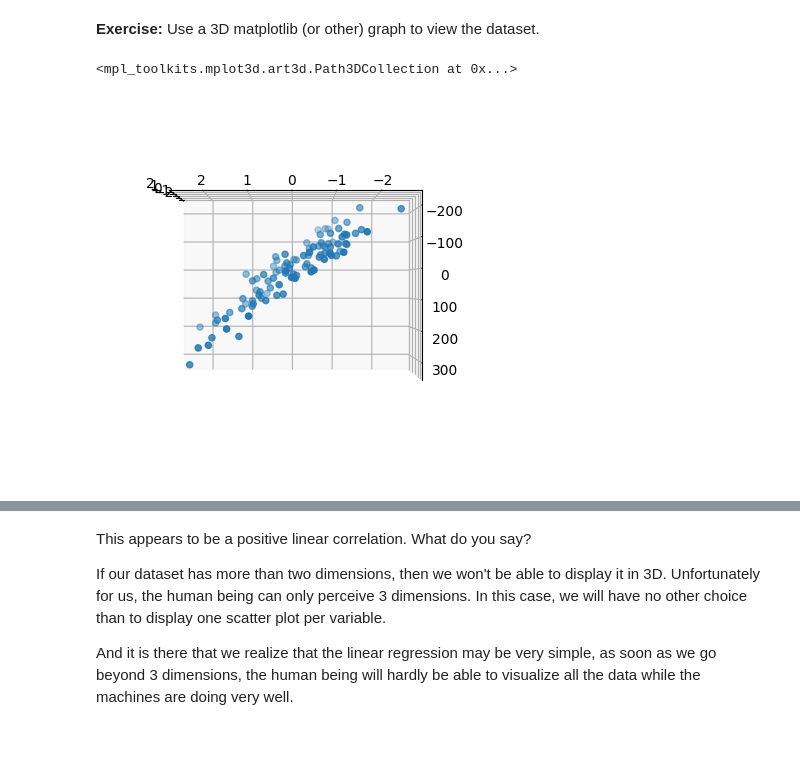
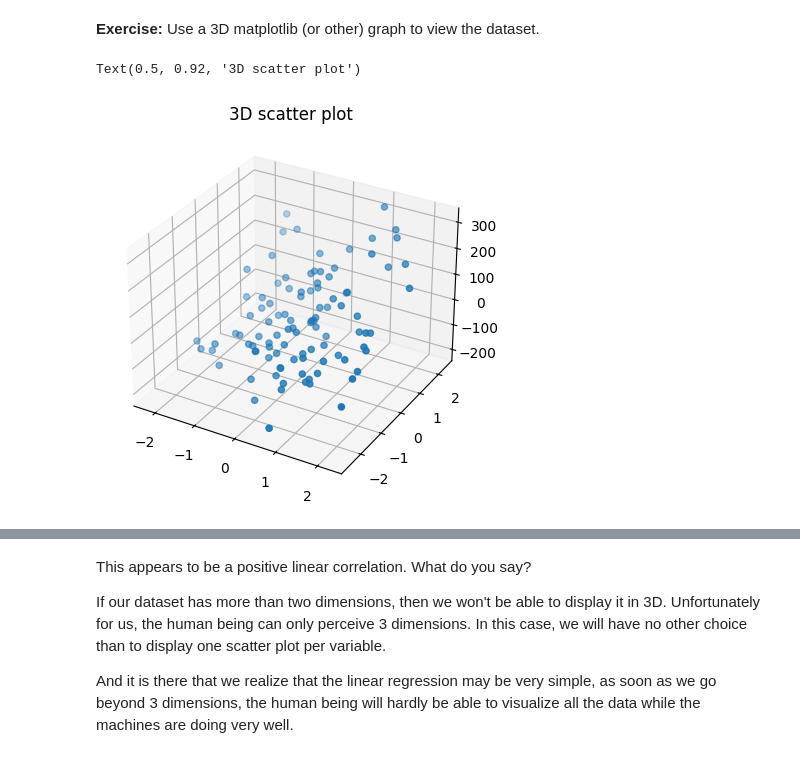
Before and after one commit to AdrienPiette/LGG-Thomas4, a Jupyter notebook: 02-TheHill/MachineLearningIntro/02-ModelingStructuredData/01-Regression/02-multiple-linear-regression.ipynb, the cells around one changed output, grey strips where cells are left out. Drawn from its saved outputs; the diff is of its cells as text; code cells hidden in the pictures.

```diff
--- a/02-TheHill/MachineLearningIntro/02-ModelingStructuredData/01-Regression/02-multiple-linear-regression.ipynb
+++ b/02-TheHill/MachineLearningIntro/02-ModelingStructuredData/01-Regression/02-multiple-linear-regression.ipynb
@@ -49,13 +42,12 @@ To represent a dataset that has two features, we can use 3D visualization.
 # %%
 from matplotlib import pyplot as plt
 fig = plt.figure()
-ax = fig.add_subplot(111, projection='3d')
-ax.view_init(180, 180
-             )
-ax.scatter(df['x_1'], df['x_2'], df['y'])
+ax = plt.axes(projection='3d')
+ax.scatter3D(df['x_1'], df['x_2'], df['y'], cmap='Greens')
+ax.set_title('3D scatter plot')
 # %% [output]
-<mpl_toolkits.mplot3d.art3d.Path3DCollection at 0x...>
+Text(0.5, 0.92, '3D scatter plot')
-[figure, old version]
+[figure, new version]
 # %% [markdown]
 If you change the camera angle, you should come across something that looks like this:
 
```
Also changed, not shown: parts of 1 cell of this notebook, 4 other files.
